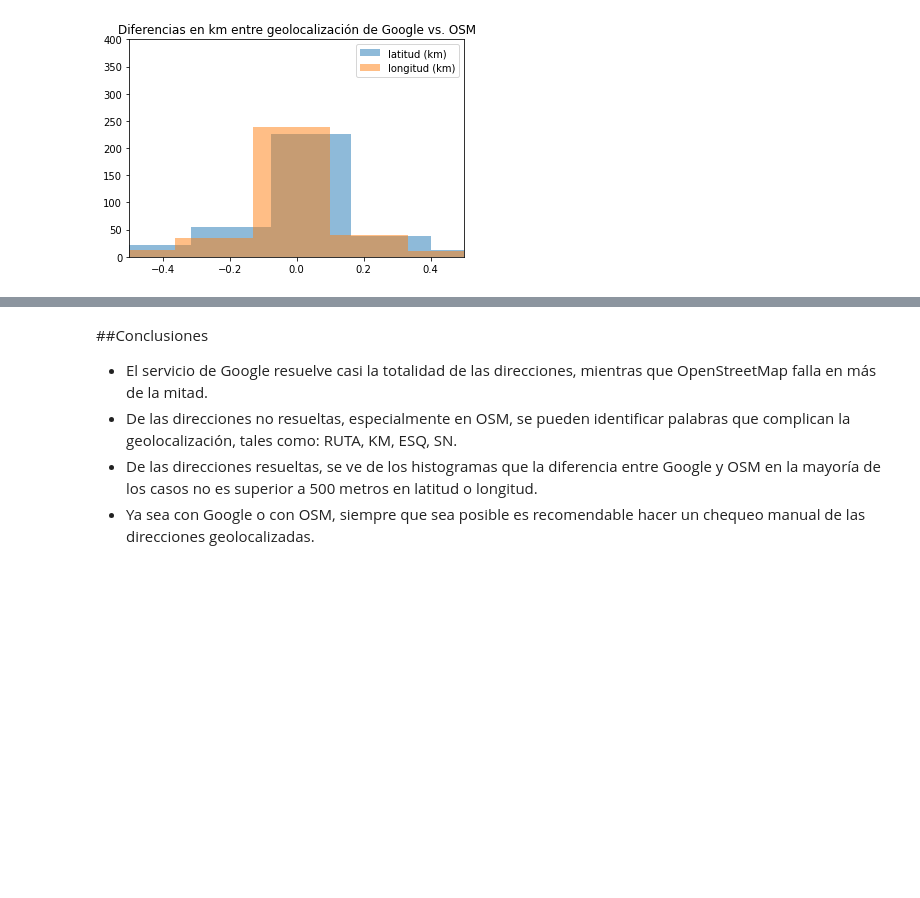
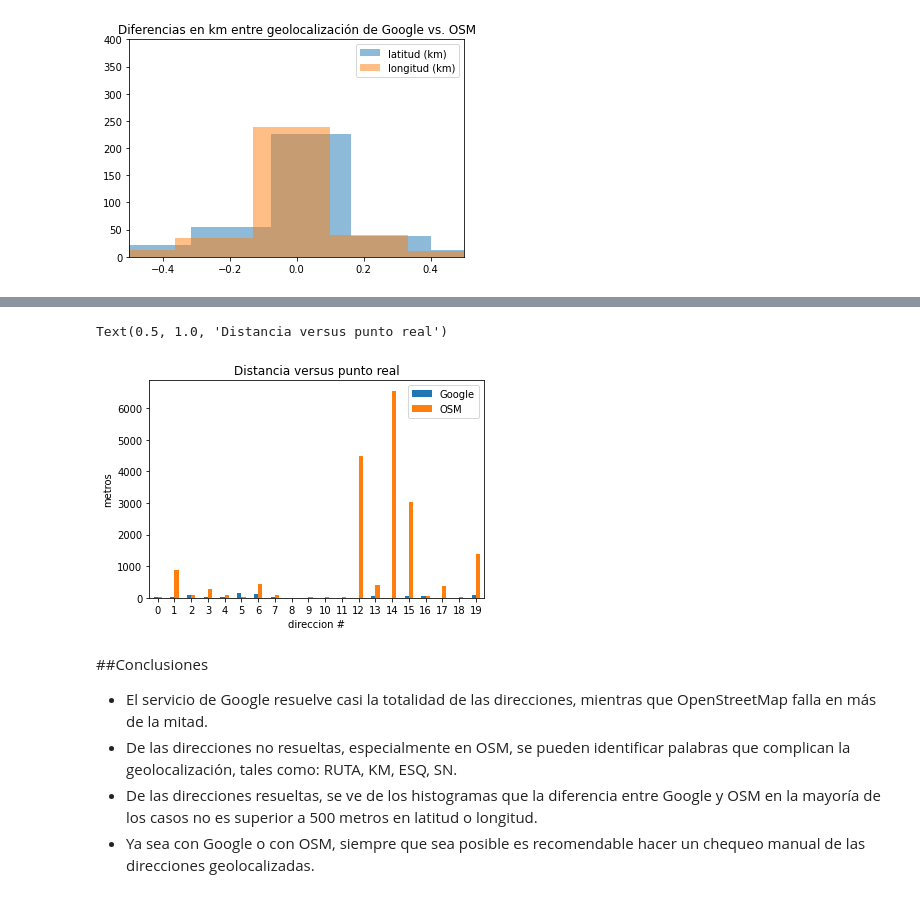
Before and after one commit to bernardo607/geocoding_project, a Jupyter notebook: proyecto_geolocalizacion.ipynb, the cells around one changed output, grey strips where cells are left out. Drawn from its saved outputs; the diff is of its cells as text; code cells hidden in the pictures; blank space fills up the shorter version.

```diff
--- a/proyecto_geolocalizacion.ipynb
+++ b/proyecto_geolocalizacion.ipynb
@@ -360,0 +384,3 @@ plt.show()
+# %%
+df_check = pd.read_csv('coordinates_check.csv')
+df_check.head(20)
@@ -360,0 +405,15 @@ plt.show()
+# %%
+list_google = []
+for i in range(20):
+  loc_a = df_check.iloc[i]['PUNTO_GOOGLE']
+  loc_b = df_check.iloc[i]['PUNTO_CHECK']
+  list_google.append(round(distance.distance(loc_a, loc_b).m))
+# %%
+list_osm = []
+for i in range(20):
+  loc_a = df_check.iloc[i]['PUNTO_OSM']
+  loc_b = df_check.iloc[i]['PUNTO_CHECK']
+  list_osm.append(round(distance.distance(loc_a, loc_b).m))
+# %%
+df_differences = pd.DataFrame(list(zip(list_google, list_osm)), columns =['Google', 'OSM'])
+df_differences.head(20)
@@ -361,3 +438,11 @@ plt.show()
+# %%
+bar = df_differences.plot.bar(rot=0)
+bar.set_ylabel('metros')
+bar.set_xlabel('direccion #')
+bar.set_title('Distancia versus punto real')
+# %% [output]
+Text(0.5, 1.0, 'Distancia versus punto real')
+[figure, added]
 # %% [markdown]
 ##Conclusiones
 
```
Also changed, not shown: parts of 10 cells of this notebook.
